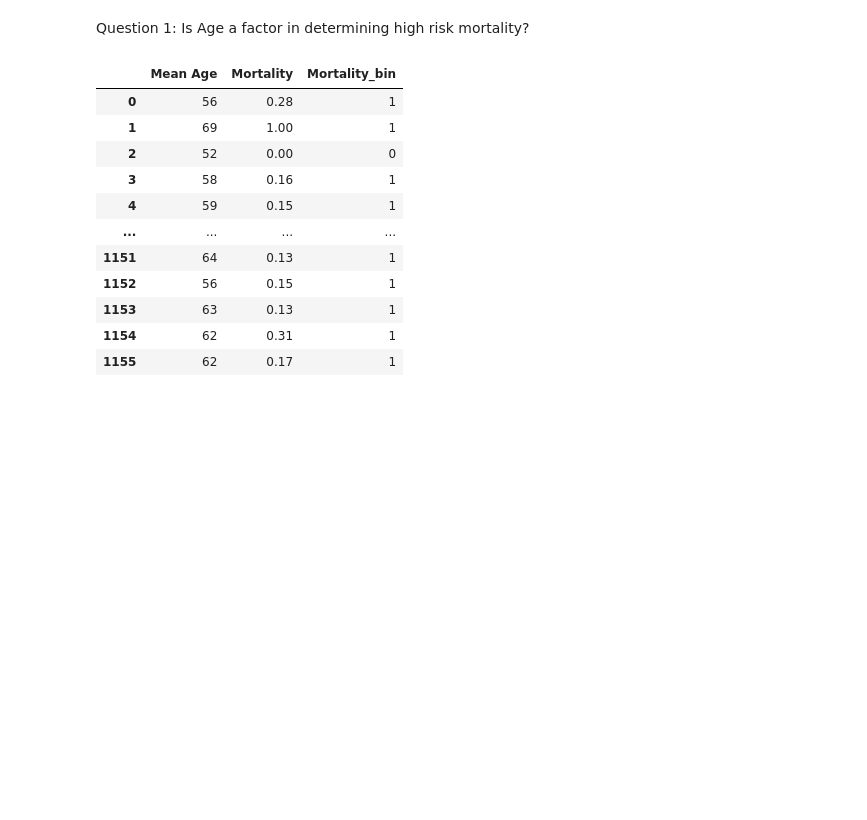
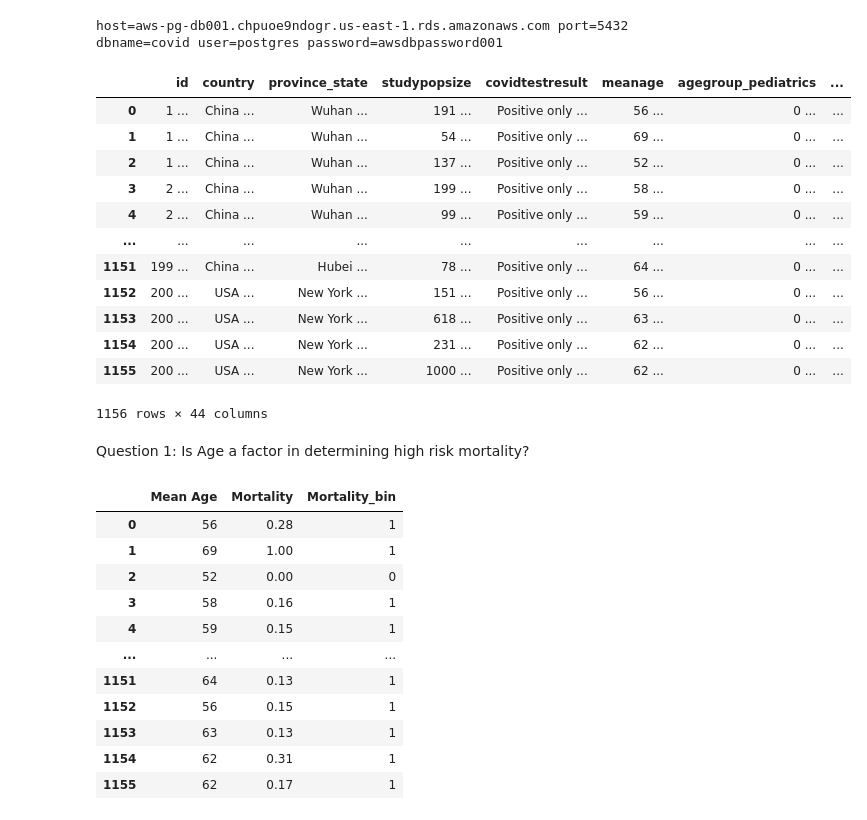
Before and after one commit to stellakk75/COVID-19RiskCalc, a Jupyter notebook: MachineLearningQ1.ipynb, the cells around one changed output. Saved outputs shown, nothing was run; the diff lists cells and outputs as text; code cells hidden in the pictures; blank space fills up the shorter version.

```diff
--- a/MachineLearningQ1.ipynb
+++ b/MachineLearningQ1.ipynb
@@ -13,15 +13,33 @@ from sklearn import tree
 # %%
-# conn_string = "host="+ creds.PGHOST +" port="+ "5432" +" dbname="+ creds.PGDATABASE +" user=" + creds.PGUSER \
-#                   +" password="+ creds.PGPASSWORD
+conn_string = "host="+ creds.PGHOST +" port="+ "5432" +" dbname="+ creds.PGDATABASE +" user=" + creds.PGUSER \
+                  +" password="+ creds.PGPASSWORD
 
-# print(conn_string)
+print(conn_string)
+# %% [output]
+host=aws-pg-db001.chpuoe9ndogr.us-east-1.rds.amazonaws.com port=5432 dbname=covid user=postgres password=awsdbpassword001
 # %%
-# conn = psycopg2.connect(conn_string)
+conn = psycopg2.connect(conn_string)
 # print("Connected!")
 # %%
-# covid_df = pd.read_sql_query(
-#                    ''' SELECT * FROM coviddata
-#                    ''' , conn)
+covid_df = pd.read_sql_query(
+                   ''' SELECT * FROM coviddata
+                   ''' , conn)
+# %%
+covid_df
+# %% [output]
+|  | id | country | province_state | studypopsize | covidtestresult | meanage | agegroup_pediatrics | ... |
+| 0 | 1 ... | China ... | Wuhan ... | 191 ... | Positive only ... | 56 ... | 0 ... | ... |
+| 1 | 1 ... | China ... | Wuhan ... | 54 ... | Positive only ... | 69 ... | 0 ... | ... |
+| 2 | 1 ... | China ... | Wuhan ... | 137 ... | Positive only ... | 52 ... | 0 ... | ... |
+| 3 | 2 ... | China ... | Wuhan ... | 199 ... | Positive only ... | 58 ... | 0 ... | ... |
+| 4 | 2 ... | China ... | Wuhan ... | 99 ... | Positive only ... | 59 ... | 0 ... | ... |
+| ... | ... | ... | ... | ... | ... | ... | ... | ... |
+| 1151 | 199 ... | China ... | Hubei ... | 78 ... | Positive only ... | 64 ... | 0 ... | ... |
+| 1152 | 200 ... | USA ... | New York ... | 151 ... | Positive only ... | 56 ... | 0 ... | ... |
+| 1153 | 200 ... | USA ... | New York ... | 618 ... | Positive only ... | 63 ... | 0 ... | ... |
+| 1154 | 200 ... | USA ... | New York ... | 231 ... | Positive only ... | 62 ... | 0 ... | ... |
+| 1155 | 200 ... | USA ... | New York ... | 1000 ... | Positive only ... | 62 ... | 0 ... | ... |
+1156 rows × 44 columns
 # %%
 df = pd.read_csv('test3.csv')
 # %% [markdown]
```
Also changed, not shown: parts of 11 cells of this notebook, 2 other files.
